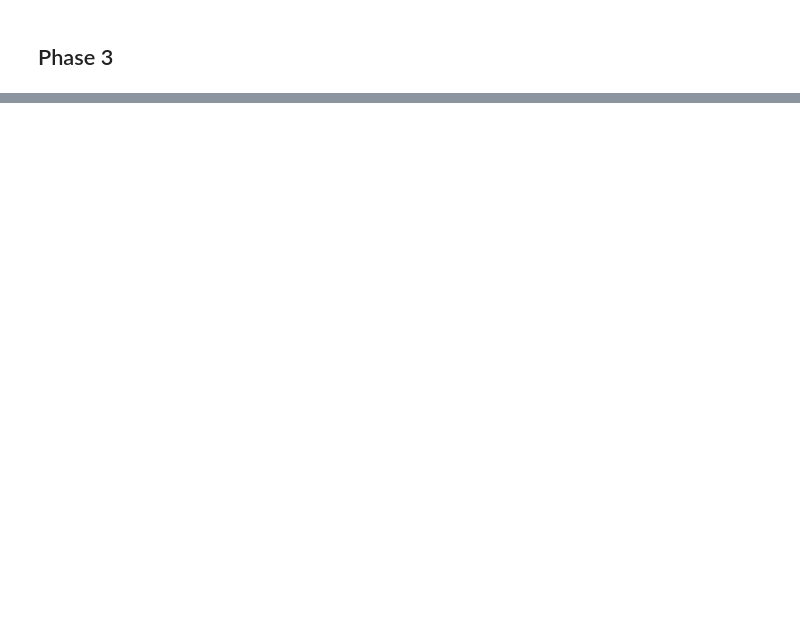
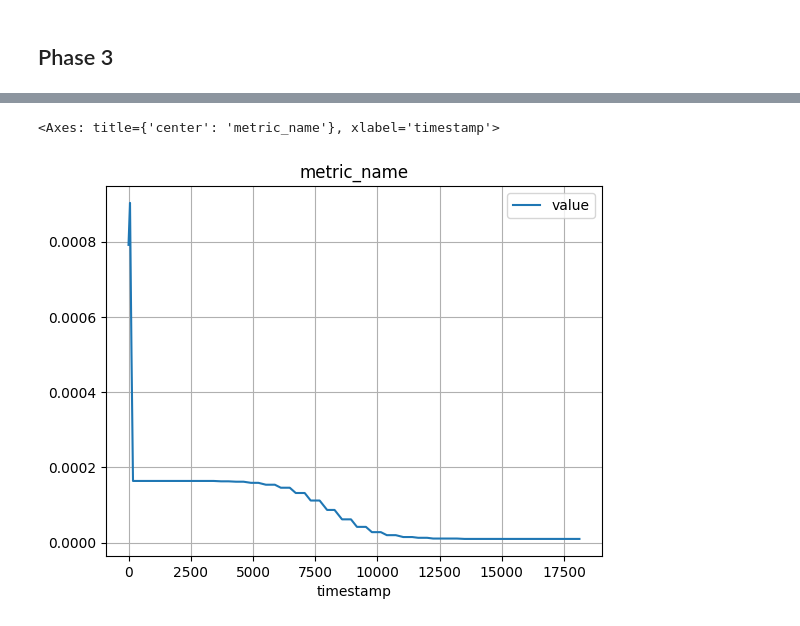
Before and after one commit to omarkhater-school/improved-clip, a Jupyter notebook: analyze_jobs.ipynb, the cells around one changed output, grey strips where cells are left out. Saved outputs shown, nothing was run; the diff lists cells and outputs as text; code cells hidden in the pictures; blank space fills up the shorter version.

```diff
--- a/analyze_jobs.ipynb
+++ b/analyze_jobs.ipynb
@@ -88,0 +136,5 @@ Figure saved to ../../report_figures\phase_3\relative_importance_phase_3.png
+# %%
+metric_dataframes["LearningRate"].plot(x= 'timestamp', y= 'value', title = 'metric_name', grid = 'on')
+# %% [output]
+<Axes: title={'center': 'metric_name'}, xlabel='timestamp'>
+[figure, added]
```
Also changed, not shown: parts of 11 cells of this notebook, 4 other files.
